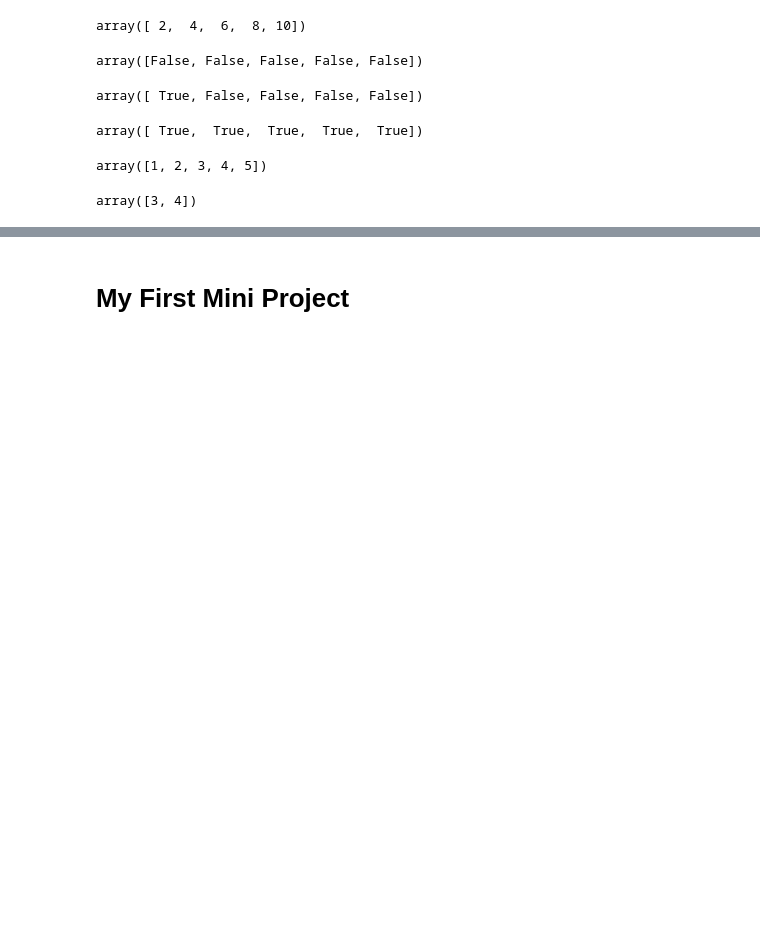
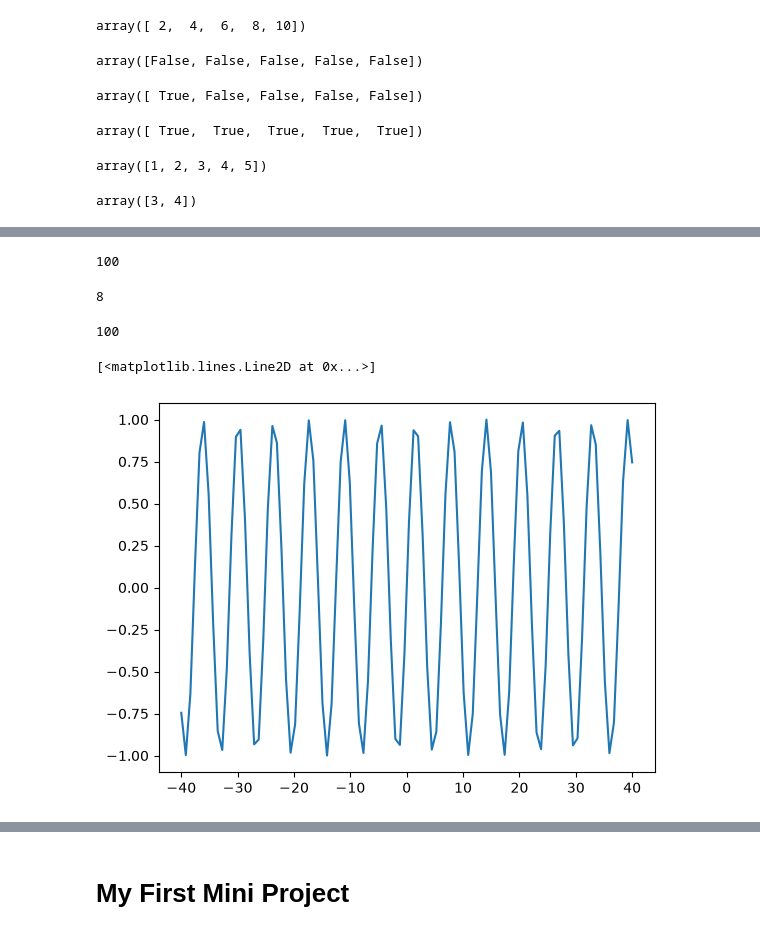
Before and after one commit to bhawana-vibes/100-Days-Of-DataScience-And-GenAI, a Jupyter notebook: my_miniproject_notebook.ipynb, the cells around one changed output, grey strips where cells are left out. Cells and saved outputs as stored; diff of their text form; code cells hidden in the pictures; blank space fills up the shorter version.

```diff
--- a/my_miniproject_notebook.ipynb
+++ b/my_miniproject_notebook.ipynb
@@ -572,0 +572,3 @@ print("HAPPY BIRTHDAY TO YOU",name)
+# %%
+x=np.linspace(-40,40,100)
+x
@@ -572,0 +593,20 @@ print("HAPPY BIRTHDAY TO YOU",name)
+# %%
+x.size
+# %% [output]
+100
+# %%
+x.itemsize
+# %% [output]
+8
+# %%
+y=np.sin(x)
+y.size
+# %% [output]
+100
+# %%
+import matplotlib.pyplot as plt
+%matplotlib inline
+plt.plot(x,y)
+# %% [output]
+[<matplotlib.lines.Line2D at 0x...>]
+[figure, added]
```
Also changed, not shown: parts of 10 cells of this notebook.
